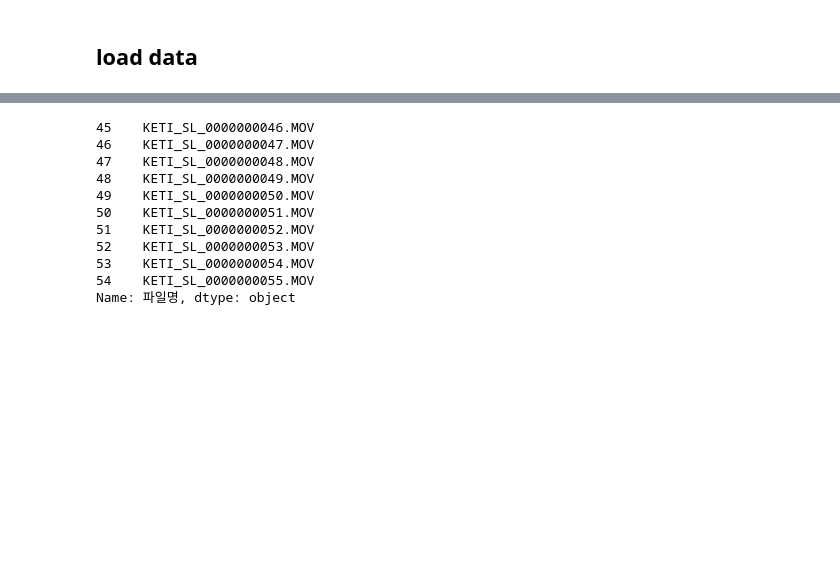
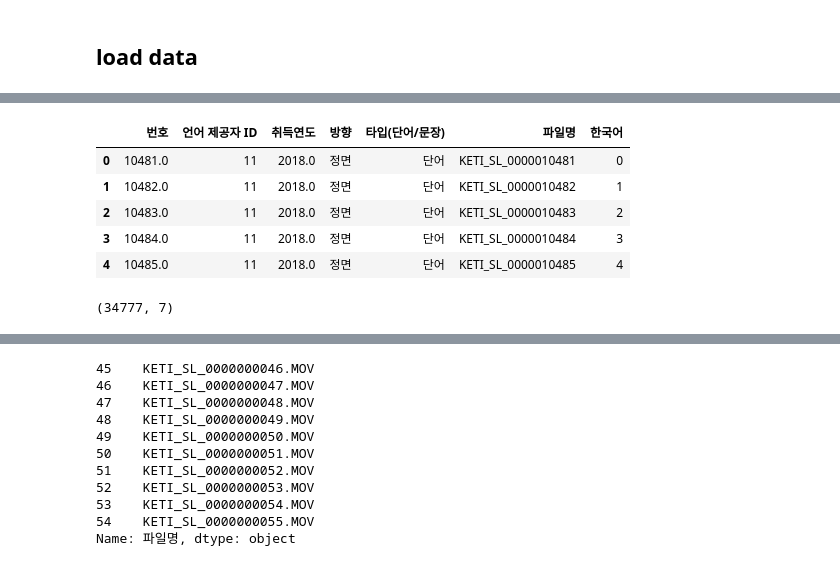
Before and after one commit to ocy0581/link_Jolssul, a Jupyter notebook: python/Transformer_model_oh.ipynb, the cells around one changed output, grey strips where cells are left out. Drawn from its saved outputs; the diff is of its cells as text; code cells hidden in the pictures; blank space fills up the shorter version.

```diff
--- a/python/Transformer_model_oh.ipynb
+++ b/python/Transformer_model_oh.ipynb
@@ -157,0 +173,9 @@ num_csv1 = pd.read_csv("output/csv/KETI-2017-SL-0_10480-v2_1_num.csv")
+# %%
+csv.head()
+# %% [output]
+|  | 번호 | 언어 제공자 ID | 취득연도 | 방향 | 타입(단어/문장) | 파일명 | 한국어 |
+| 0 | 10481.0 | 11 | 2018.0 | 정면 | 단어 | KETI_SL_0000010481 | 0 |
+| 1 | 10482.0 | 11 | 2018.0 | 정면 | 단어 | KETI_SL_0000010482 | 1 |
+| 2 | 10483.0 | 11 | 2018.0 | 정면 | 단어 | KETI_SL_0000010483 | 2 |
+| 3 | 10484.0 | 11 | 2018.0 | 정면 | 단어 | KETI_SL_0000010484 | 3 |
+| 4 | 10485.0 | 11 | 2018.0 | 정면 | 단어 | KETI_SL_0000010485 | 4 |
@@ -157,0 +184,4 @@ num_csv1 = pd.read_csv("output/csv/KETI-2017-SL-0_10480-v2_1_num.csv")
+# %%
+csv.shape
+# %% [output]
+(34777, 7)
```
Also changed, not shown: parts of 8 cells of this notebook, 1 other file.
